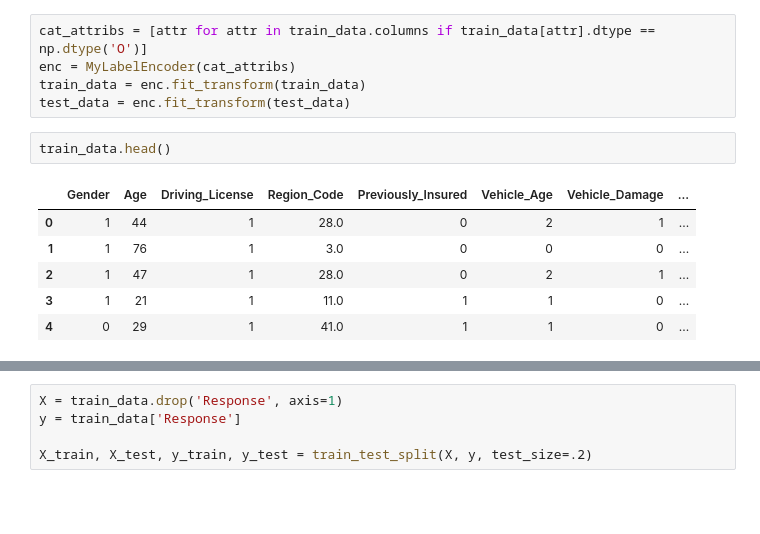
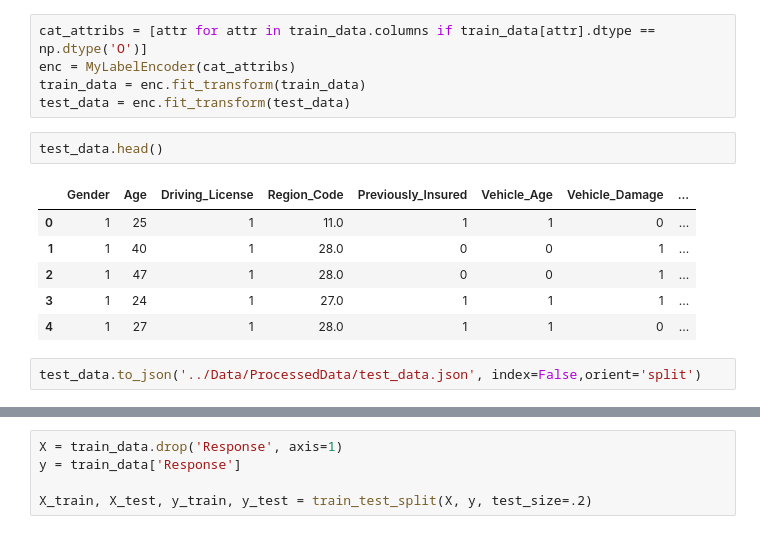
Before and after one commit to samie-hash/insurance-prediction, a Jupyter notebook: FeatureEngineeringAndDataModeling/feature_engineering.ipynb, the cells around one changed output, grey strips where cells are left out. Drawn from its saved outputs; the diff is of its cells as text; blank space fills up the shorter version.

```diff
--- a/FeatureEngineeringAndDataModeling/feature_engineering.ipynb
+++ b/FeatureEngineeringAndDataModeling/feature_engineering.ipynb
@@ -39,14 +39,16 @@ enc = MyLabelEncoder(cat_attribs)
 train_data = enc.fit_transform(train_data)
 test_data = enc.fit_transform(test_data)
 # %%
-train_data.head()
+test_data.head()
 # %% [output]
 |  | Gender | Age | Driving_License | Region_Code | Previously_Insured | Vehicle_Age | Vehicle_Damage | ... |
-| 0 | 1 | 44 | 1 | 28.0 | 0 | 2 | 1 | ... |
-| 1 | 1 | 76 | 1 | 3.0 | 0 | 0 | 0 | ... |
-| 2 | 1 | 47 | 1 | 28.0 | 0 | 2 | 1 | ... |
-| 3 | 1 | 21 | 1 | 11.0 | 1 | 1 | 0 | ... |
-| 4 | 0 | 29 | 1 | 41.0 | 1 | 1 | 0 | ... |
+| 0 | 1 | 25 | 1 | 11.0 | 1 | 1 | 0 | ... |
+| 1 | 1 | 40 | 1 | 28.0 | 0 | 0 | 1 | ... |
+| 2 | 1 | 47 | 1 | 28.0 | 0 | 0 | 1 | ... |
+| 3 | 1 | 24 | 1 | 27.0 | 1 | 1 | 1 | ... |
+| 4 | 1 | 27 | 1 | 28.0 | 1 | 1 | 0 | ... |
+# %%
+test_data.to_json('../Data/ProcessedData/test_data.json', index=False,orient='split')
 # %%
 !pip install imbalanced-learn
 # %% [output]
```
Also changed, not shown: parts of 1 cell of this notebook, 2 other files.
